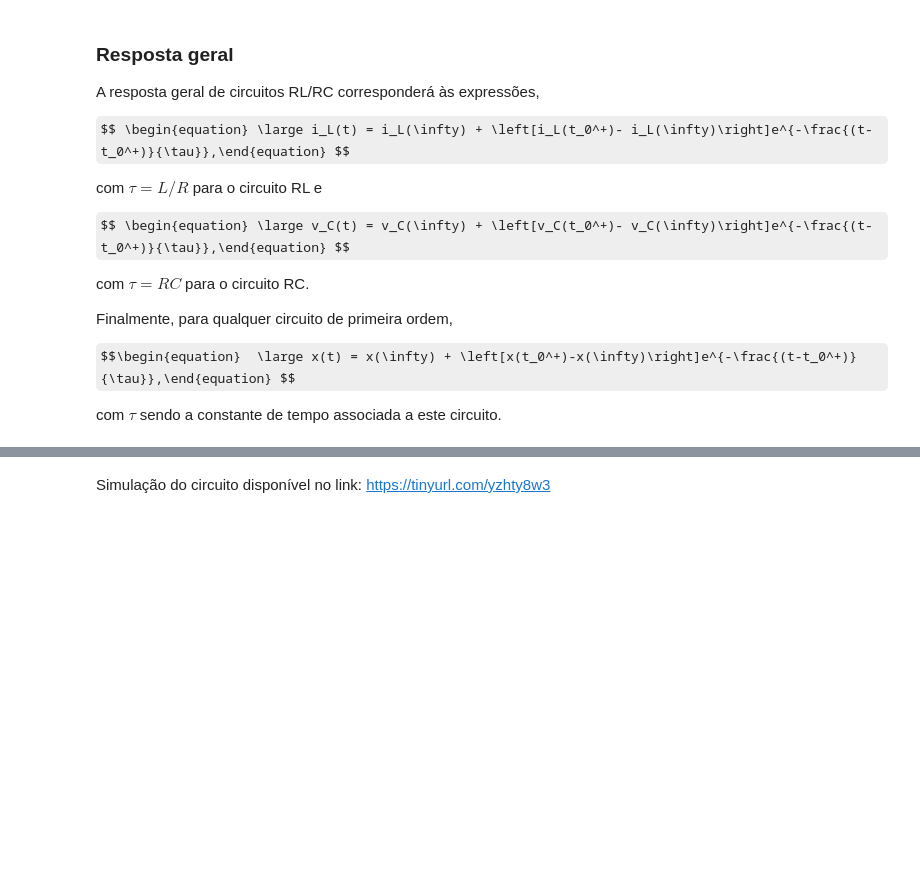
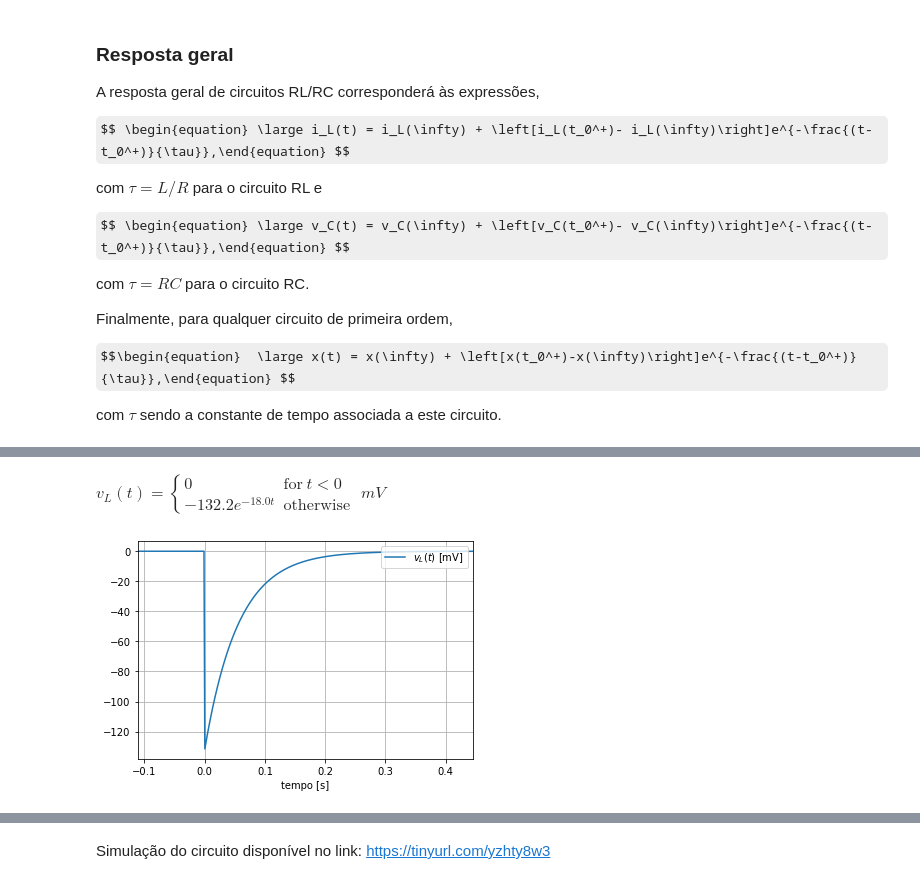
Before and after one commit to edsonportosilva/ElectricCircuits, a Jupyter notebook: Jupyter notebooks/Circuitos Eletricos I - Semana 8.1.ipynb, the cells around one changed output, grey strips where cells are left out. Drawn from its saved outputs; the diff is of its cells as text; code cells hidden in the pictures; some formulas as TeX source; blank space fills up the shorter version.

```diff
--- a/Jupyter notebooks/Circuitos Eletricos I - Semana 8.1.ipynb
+++ b/Jupyter notebooks/Circuitos Eletricos I - Semana 8.1.ipynb
@@ -143,0 +137,10 @@ Image('./figures/J11C2b.gif')
+# %%
+vL = L*sp.diff(iL,t)
+vL = vL.simplify()
+
+symdisp('v_L(t) = ', vL, ' mV')
+
+symplot(t, vL, intervalo, funLabel = '$v_L(t)$ [mV]')
+# %% [output]
+$\displaystyle v_L(t) = \begin{cases} 0 & \text{for}\: t < 0 \\- 132.2 e^{- 18.0 t} & \text{otherwise} \end{cases}\; mV$
+[figure, added]
```
Also changed, not shown: parts of 14 cells of this notebook, 1 other file.
